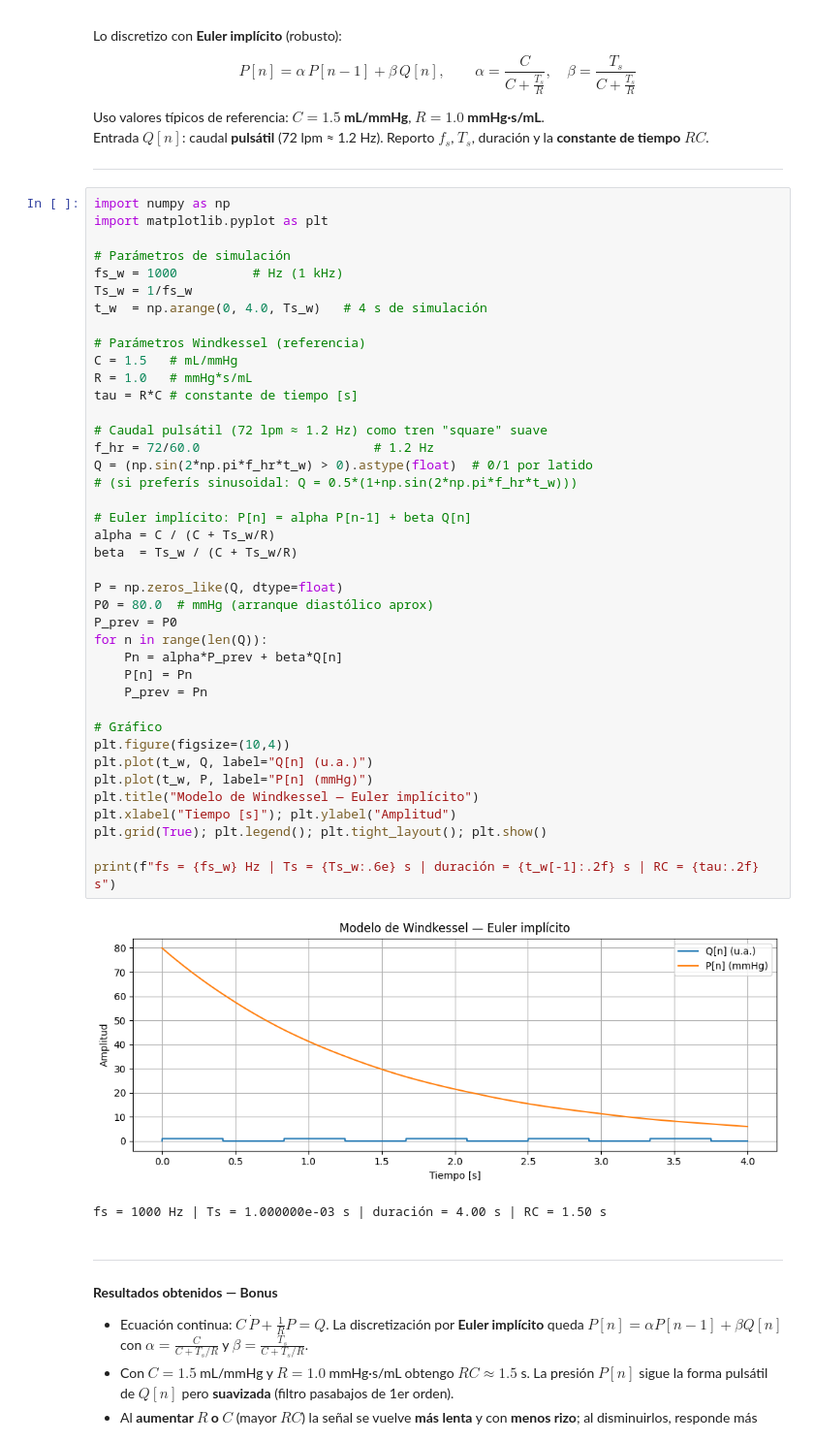
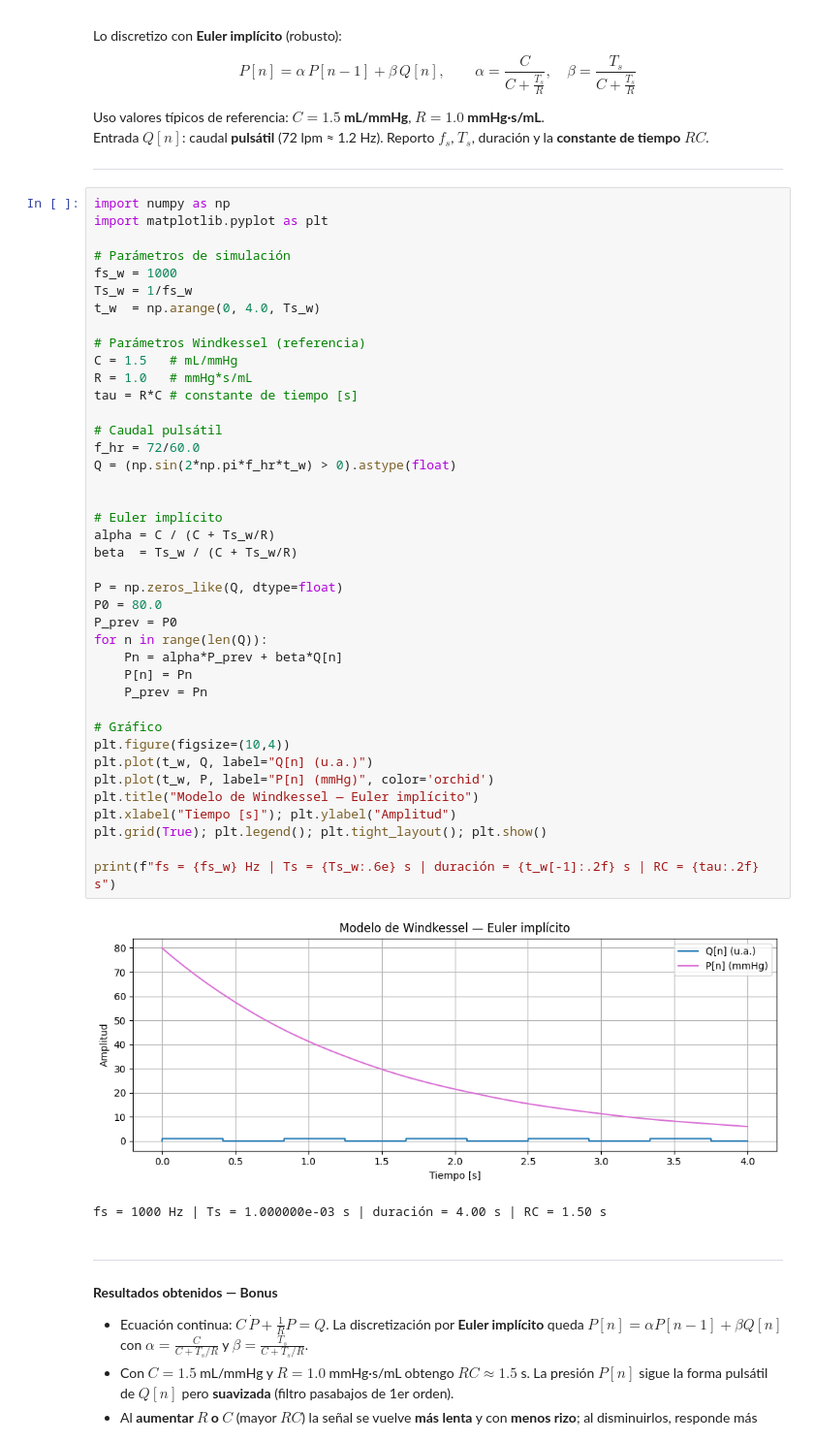
Before and after one commit to MSereGB/APS-Serena, a Jupyter notebook: Trabajos Prácticos/TS2_APS_GIL.ipynb, the cells around one changed output. Shown at 97% size. Cells and saved outputs as stored; diff of their text form.

```diff
--- a/Trabajos Prácticos/TS2_APS_GIL.ipynb
+++ b/Trabajos Prácticos/TS2_APS_GIL.ipynb
@@ -363,43 +384,43 @@ import numpy as np
 import matplotlib.pyplot as plt
 
 # Parámetros de simulación
-fs_w = 1000          # Hz (1 kHz)
+fs_w = 1000
 Ts_w = 1/fs_w
-t_w  = np.arange(0, 4.0, Ts_w)   # 4 s de simulación
+t_w  = np.arange(0, 4.0, Ts_w)
 
 # Parámetros Windkessel (referencia)
 C = 1.5   # mL/mmHg
 R = 1.0   # mmHg*s/mL
 tau = R*C # constante de tiempo [s]
 
-# Caudal pulsátil (72 lpm ≈ 1.2 Hz) como tren "square" suave
-f_hr = 72/60.0                       # 1.2 Hz
-Q = (np.sin(2*np.pi*f_hr*t_w) > 0).astype(float)  # 0/1 por latido
-# (si preferís sinusoidal: Q = 0.5*(1+np.sin(2*np.pi*f_hr*t_w)))
+# Caudal pulsátil
+f_hr = 72/60.0
+Q = (np.sin(2*np.pi*f_hr*t_w) > 0).astype(float)
 
-# Euler implícito: P[n] = alpha P[n-1] + beta Q[n]
+
+# Euler implícito
 alpha = C / (C + Ts_w/R)
 beta  = Ts_w / (C + Ts_w/R)
 
 P = np.zeros_like(Q, dtype=float)
-P0 = 80.0  # mmHg (arranque diastólico aprox)
+P0 = 80.0
 P_prev = P0
 for n in range(len(Q)):
     Pn = alpha*P_prev + beta*Q[n]
     P[n] = Pn
     P_prev = Pn
 
 # Gráfico
 plt.figure(figsize=(10,4))
 plt.plot(t_w, Q, label="Q[n] (u.a.)")
-plt.plot(t_w, P, label="P[n] (mmHg)")
+plt.plot(t_w, P, label="P[n] (mmHg)", color='orchid')
 plt.title("Modelo de Windkessel — Euler implícito")
 plt.xlabel("Tiempo [s]"); plt.ylabel("Amplitud")
 plt.grid(True); plt.legend(); plt.tight_layout(); plt.show()
 
 print(f"fs = {fs_w} Hz | Ts = {Ts_w:.6e} s | duración = {t_w[-1]:.2f} s | RC = {tau:.2f} s")
 # %% [output]
-[figure, old version]
+[figure, new version]
 fs = 1000 Hz | Ts = 1.000000e-03 s | duración = 4.00 s | RC = 1.50 s
 # %% [markdown]
 ---
```
Also changed, not shown: parts of 7 cells of this notebook.
